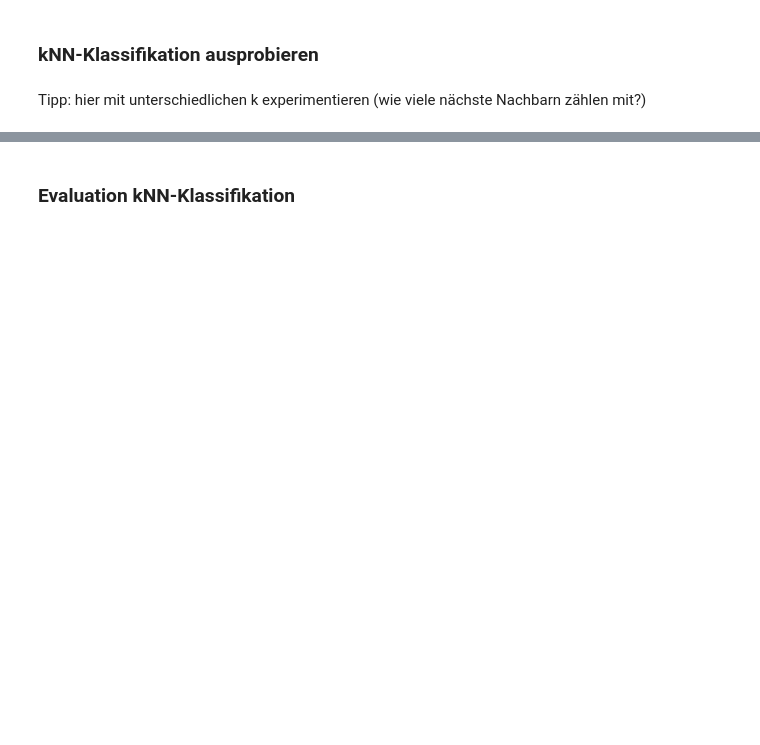
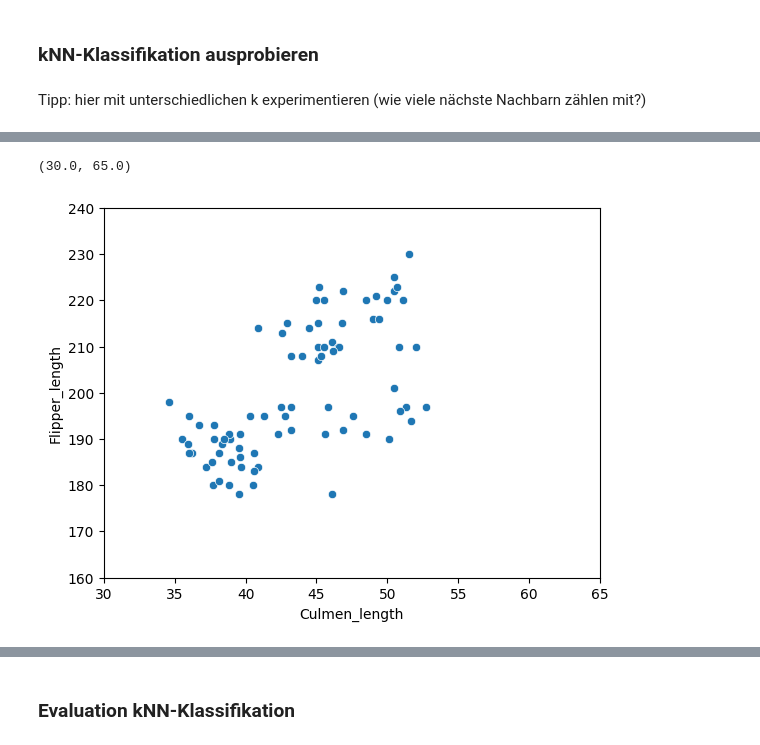
Before and after one commit to anke-schue/Penguins, a Jupyter notebook: Kopie von 23S_projekt_penguins.ipynb, the cells around one changed output, grey strips where cells are left out. Saved outputs shown, nothing was run; the diff lists cells and outputs as text; code cells hidden in the pictures; blank space fills up the shorter version.

```diff
--- a/Kopie von 23S_projekt_penguins.ipynb
+++ b/Kopie von 23S_projekt_penguins.ipynb
@@ -154,7 +296,10 @@ plt.xlim(30, 65)
 # %%
-sns.scatterplot(data = X_test, x = "culmen_length_mm", y = "flipper_length_mm")
+sns.scatterplot(data = X_test, x = "Culmen_length", y = "Flipper_length")
 
-# setze identische Limits für x- und y-Achse (Vergleichbarkeit!)
+# Setze identische Limits für x- und y-Achse (Vergleichbarkeit!)
 plt.ylim(160, 240)
 plt.xlim(30, 65)
+# %% [output]
+(30.0, 65.0)
+[figure, added]
 # %%
```
Also changed, not shown: parts of 77 cells of this notebook.
